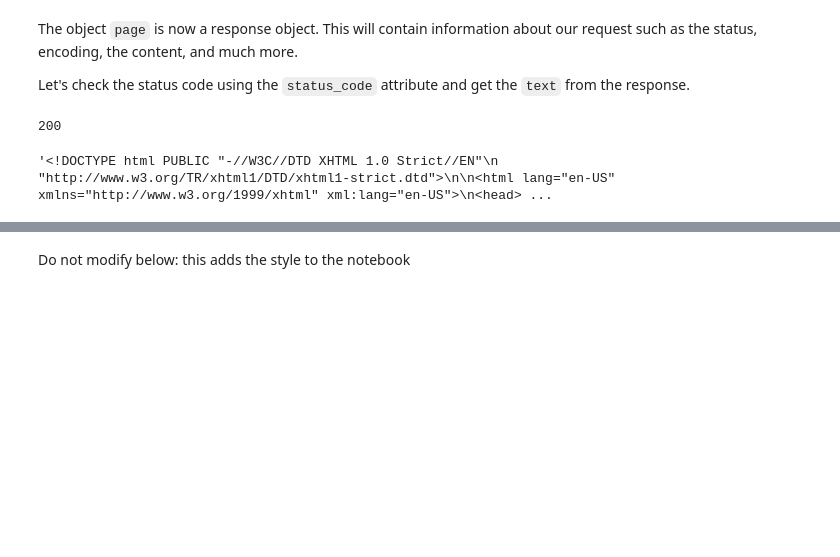
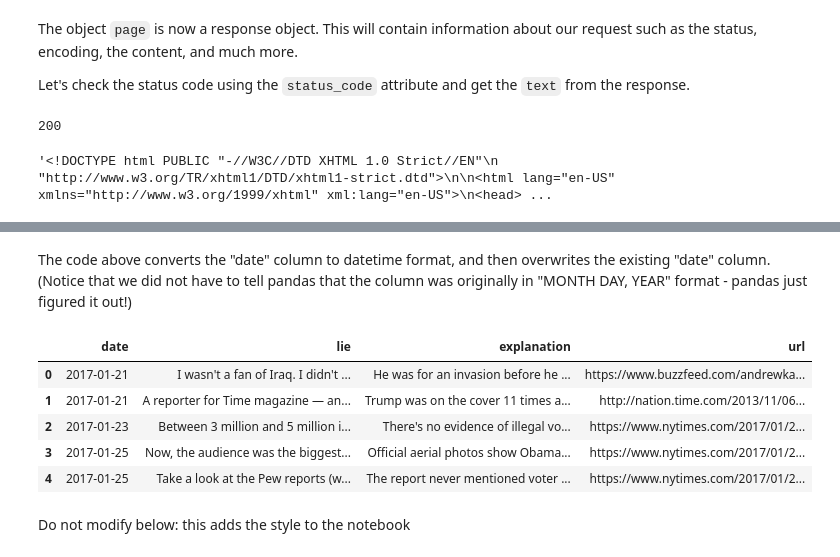
Before and after one commit to trallard/WebData_Python, a Jupyter notebook: 03_Web-scraping-01.ipynb, the cells around one changed output, grey strips where cells are left out. Drawn from its saved outputs; the diff is of its cells as text; code cells hidden in the pictures; blank space fills up the shorter version.

```diff
--- a/03_Web-scraping-01.ipynb
+++ b/03_Web-scraping-01.ipynb
@@ -170,3 +447,14 @@ Here yoou can see all the conent, including the HTML tags. However, there is not
+# %% [markdown]
+The code above converts the "date" column to datetime format, and then overwrites the existing "date" column. (Notice that we did not have to tell pandas that the column was originally in "MONTH DAY, YEAR" format - pandas just figured it out!)
+# %%
+df.head()
+# %% [output]
+|  | date | lie | explanation | url |
+| 0 | 2017-01-21 | I wasn't a fan of Iraq. I didn't ... | He was for an invasion before he ... | https://www.buzzfeed.com/andrewka... |
+| 1 | 2017-01-21 | A reporter for Time magazine — an... | Trump was on the cover 11 times a... | http://nation.time.com/2013/11/06... |
+| 2 | 2017-01-23 | Between 3 million and 5 million i... | There's no evidence of illegal vo... | https://www.nytimes.com/2017/01/2... |
+| 3 | 2017-01-25 | Now, the audience was the biggest... | Official aerial photos show Obama... | https://www.nytimes.com/2017/01/2... |
+| 4 | 2017-01-25 | Take a look at the Pew reports (w... | The report never mentioned voter ... | https://www.nytimes.com/2017/01/2... |
 # %% [markdown]
 <div class=warn>
 Do not modify below: this adds the style to the notebook
```
Also changed, not shown: parts of 45 cells of this notebook, 3 other files.
